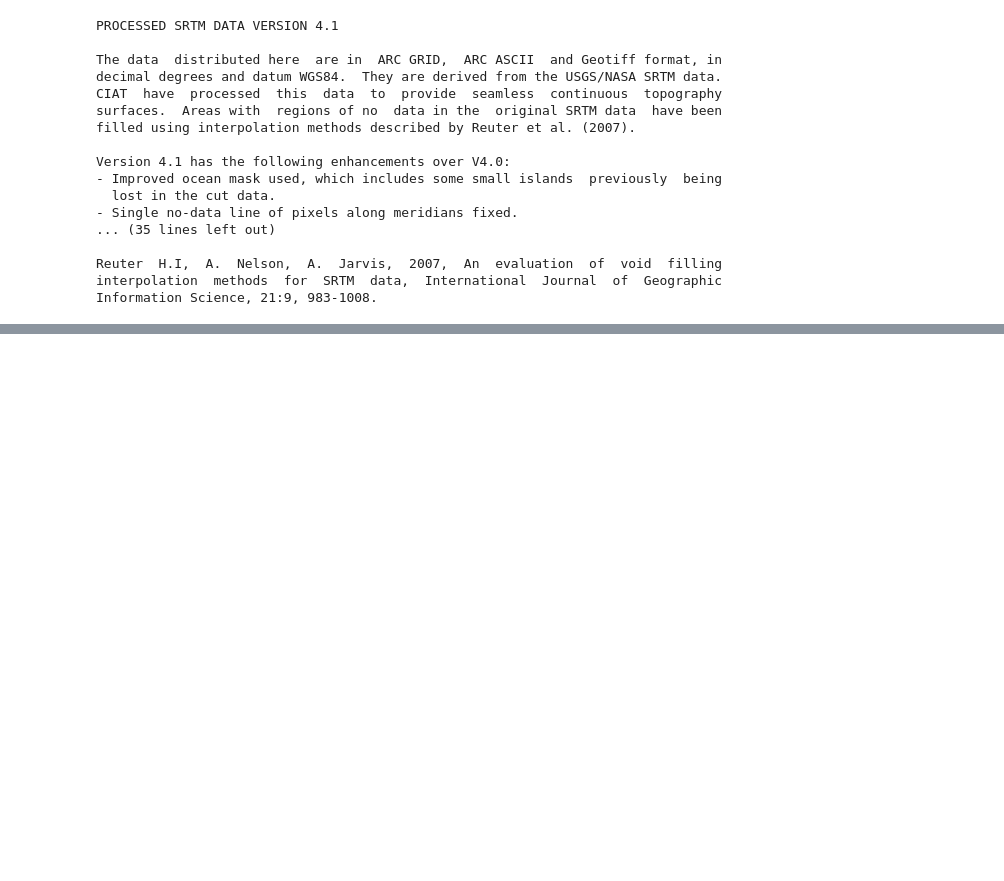
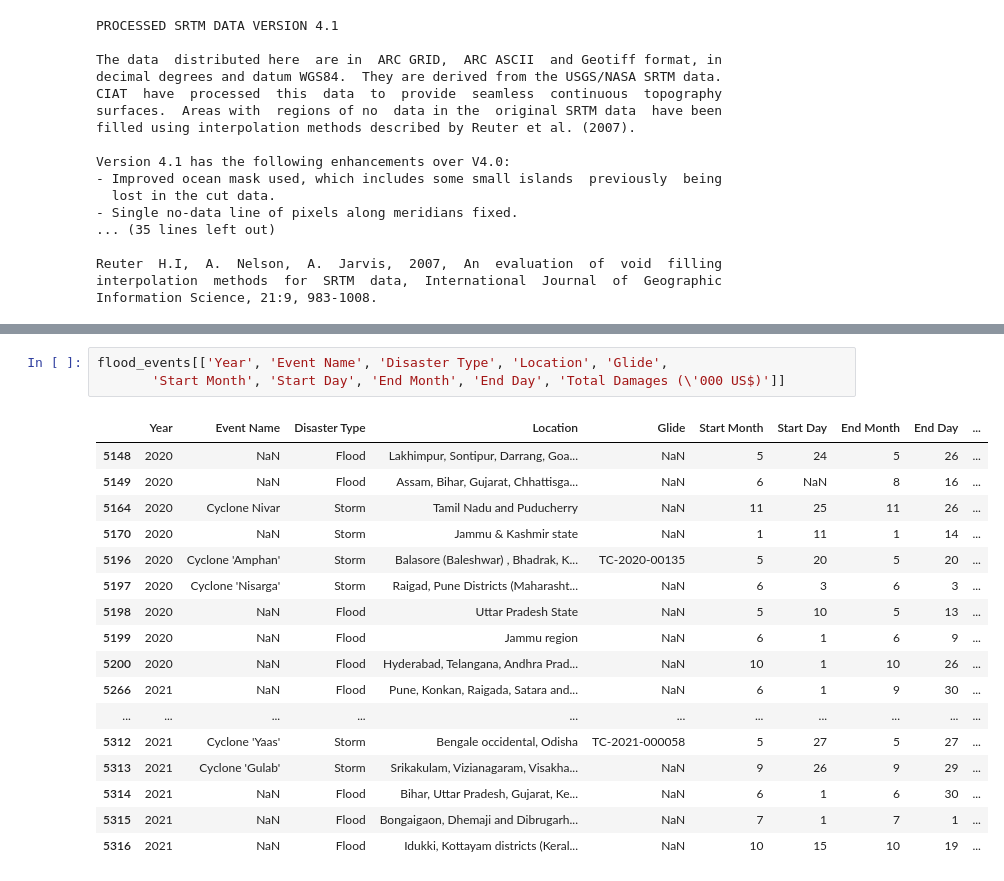
Before and after one commit to siddsach/landuse, a Jupyter notebook: notebooks/download-data-artifacts.ipynb, the cells around one changed output, grey strips where cells are left out. Cells and saved outputs as stored; diff of their text form; blank space fills up the shorter version.

```diff
--- a/notebooks/download-data-artifacts.ipynb
+++ b/notebooks/download-data-artifacts.ipynb
@@ -144,0 +367,21 @@ ConformanceError: API does not conform to {ConformanceClasses.STAC_API_CORE}. Mu
+# %%
+flood_events[['Year', 'Event Name', 'Disaster Type', 'Location', 'Glide',
+       'Start Month', 'Start Day', 'End Month', 'End Day', 'Total Damages (\'000 US$)']]
+# %% [output]
+|  | Year | Event Name | Disaster Type | Location | Glide | Start Month | Start Day | End Month | End Day | ... |
+| 5148 | 2020 | NaN | Flood | Lakhimpur, Sontipur, Darrang, Goa... | NaN | 5 | 24 | 5 | 26 | ... |
+| 5149 | 2020 | NaN | Flood | Assam, Bihar, Gujarat, Chhattisga... | NaN | 6 | NaN | 8 | 16 | ... |
+| 5164 | 2020 | Cyclone Nivar | Storm | Tamil Nadu and Puducherry | NaN | 11 | 25 | 11 | 26 | ... |
+| 5170 | 2020 | NaN | Storm | Jammu & Kashmir state | NaN | 1 | 11 | 1 | 14 | ... |
+| 5196 | 2020 | Cyclone 'Amphan' | Storm | Balasore (Baleshwar) , Bhadrak, K... | TC-2020-00135 | 5 | 20 | 5 | 20 | ... |
+| 5197 | 2020 | Cyclone 'Nisarga' | Storm | Raigad, Pune Districts (Maharasht... | NaN | 6 | 3 | 6 | 3 | ... |
+| 5198 | 2020 | NaN | Flood | Uttar Pradesh State | NaN | 5 | 10 | 5 | 13 | ... |
+| 5199 | 2020 | NaN | Flood | Jammu region | NaN | 6 | 1 | 6 | 9 | ... |
+| 5200 | 2020 | NaN | Flood | Hyderabad, Telangana, Andhra Prad... | NaN | 10 | 1 | 10 | 26 | ... |
+| 5266 | 2021 | NaN | Flood | Pune, Konkan, Raigada, Satara and... | NaN | 6 | 1 | 9 | 30 | ... |
+| ... | ... | ... | ... | ... | ... | ... | ... | ... | ... | ... |
+| 5312 | 2021 | Cyclone 'Yaas' | Storm | Bengale occidental, Odisha | TC-2021-000058 | 5 | 27 | 5 | 27 | ... |
+| 5313 | 2021 | Cyclone 'Gulab' | Storm | Srikakulam, Vizianagaram, Visakha... | NaN | 9 | 26 | 9 | 29 | ... |
+| 5314 | 2021 | NaN | Flood | Bihar, Uttar Pradesh, Gujarat, Ke... | NaN | 6 | 1 | 6 | 30 | ... |
+| 5315 | 2021 | NaN | Flood | Bongaigaon, Dhemaji and Dibrugarh... | NaN | 7 | 1 | 7 | 1 | ... |
+| 5316 | 2021 | NaN | Flood | Idukki, Kottayam districts (Keral... | NaN | 10 | 15 | 10 | 19 | ... |
```
Also changed, not shown: parts of 50 cells of this notebook.
